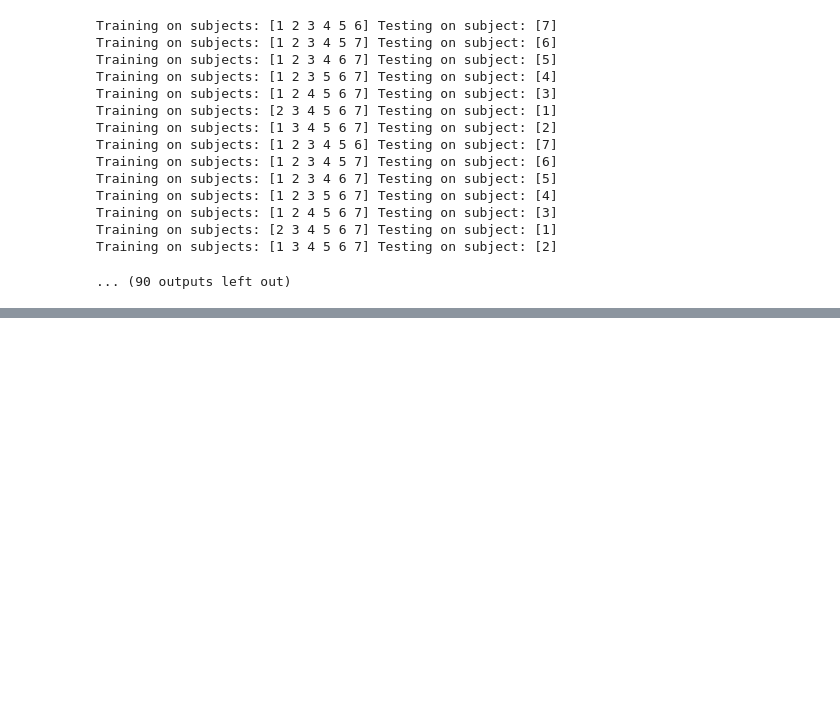
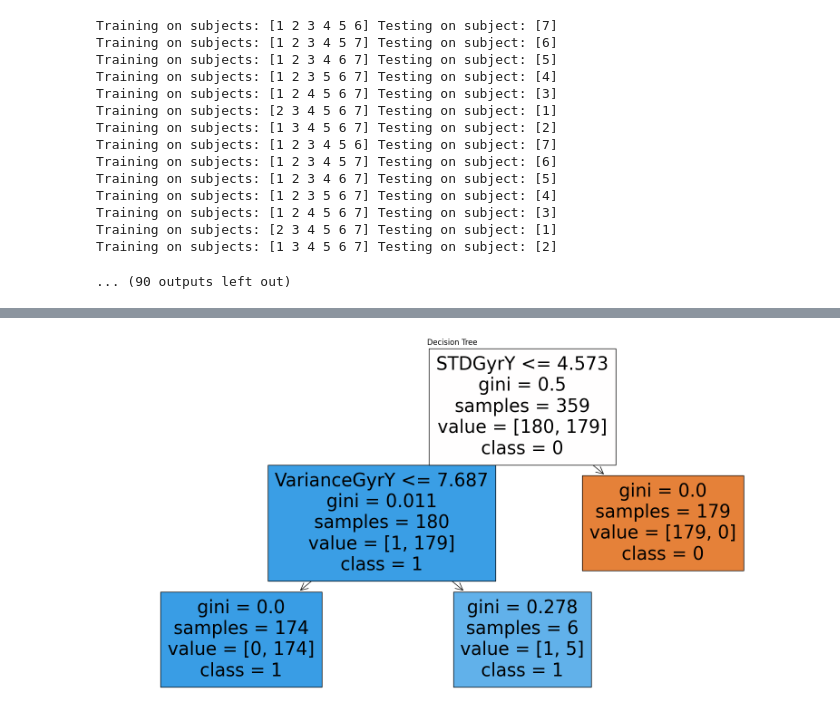
Before and after one commit to emanueleiacca/Evaluate-execution-of-Back-Exercise-using-Body-Sensor-and-ML, a Jupyter notebook: test.ipynb, the cells around one changed output, grey strips where cells are left out. Saved outputs shown, nothing was run; the diff lists cells and outputs as text; code cells hidden in the pictures; blank space fills up the shorter version.

```diff
--- a/test.ipynb
+++ b/test.ipynb
@@ -455,0 +496,8 @@ plt.show()
+# %%
+# Plot the Decision Tree
+plt.figure(figsize=(20,10))
+tree.plot_tree(model, filled=True, feature_names=features, class_names=np.unique(y).astype(str))
+plt.title('Decision Tree')
+plt.show()
+# %% [output]
+[figure, added]
```
Also changed, not shown: parts of 19 cells of this notebook, 2 other files.
